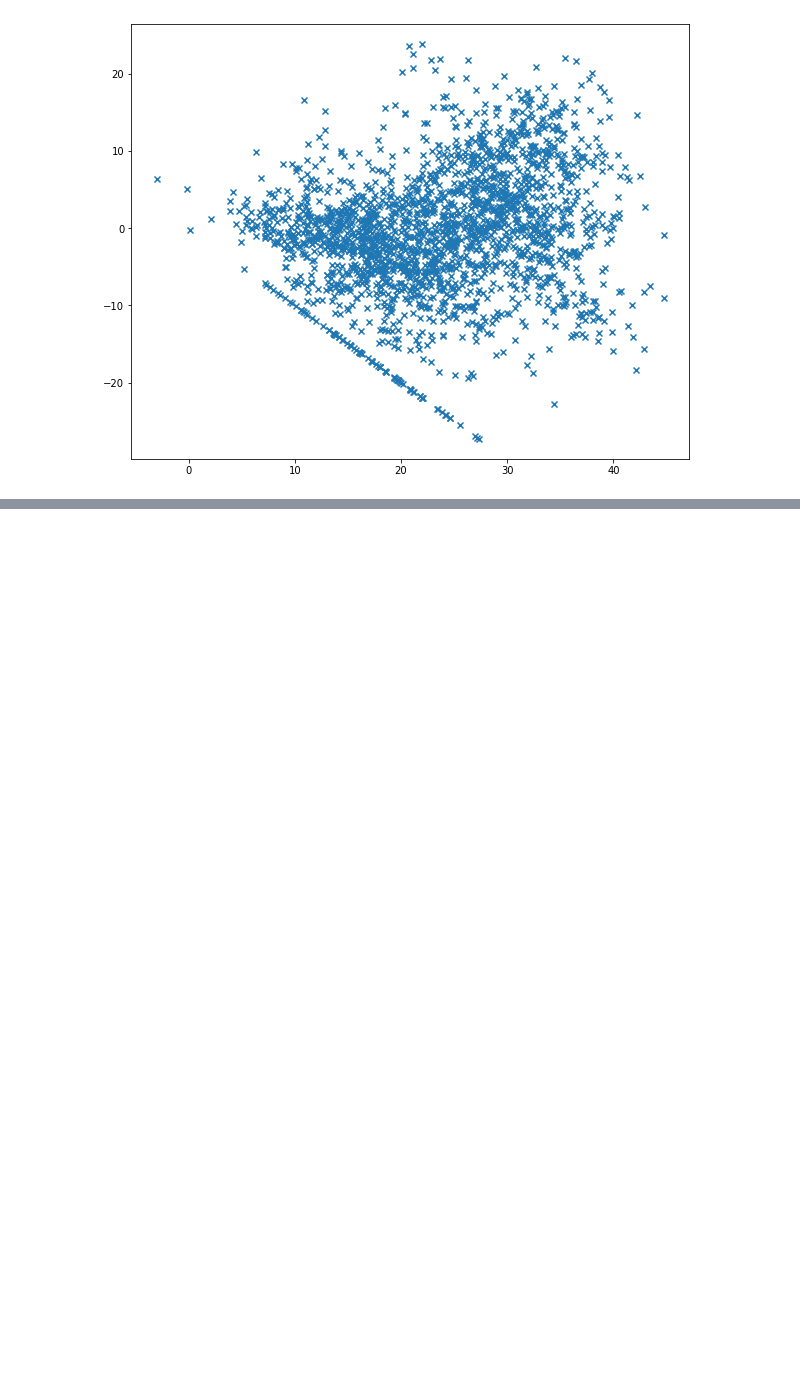
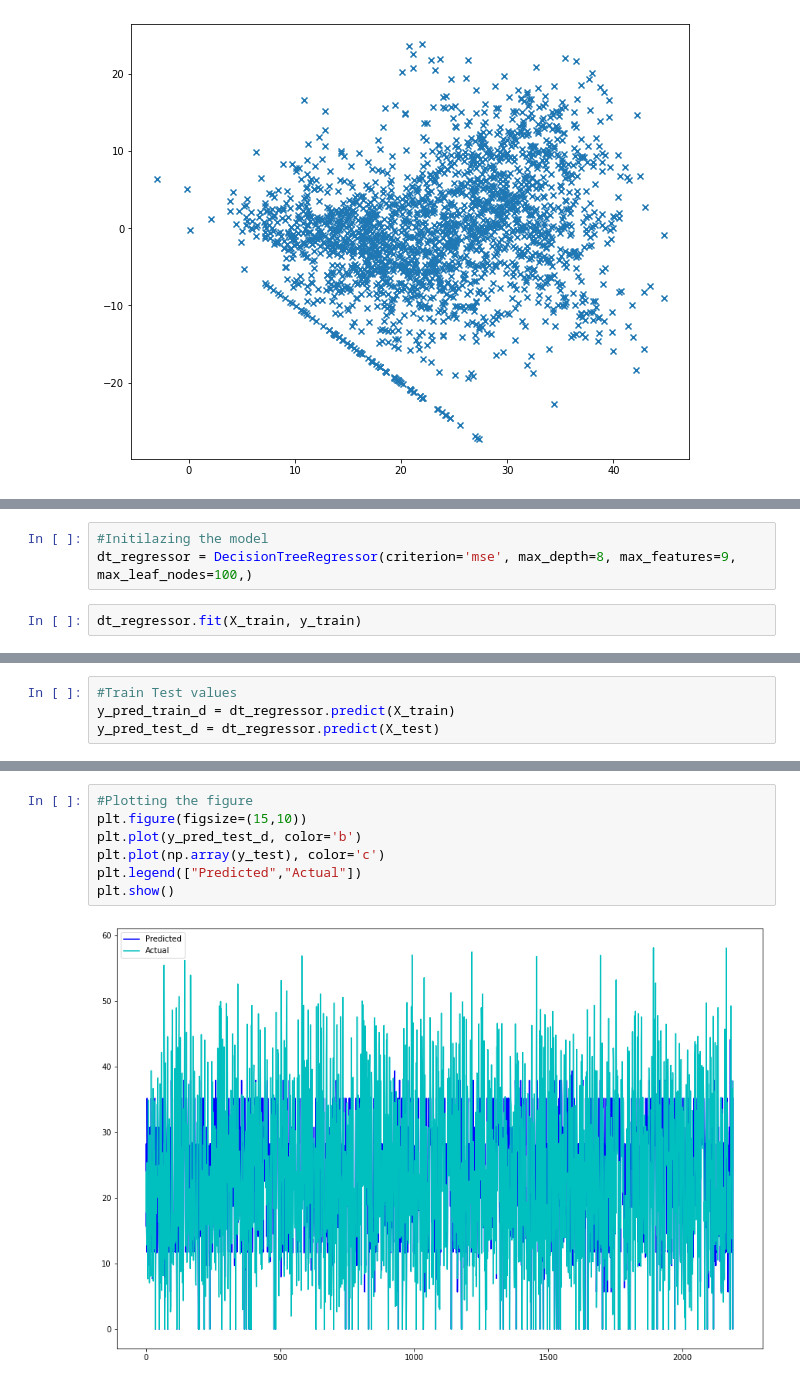
Before and after one commit to AnkitWalde/Bike-Sharing-Demand-Prediction, a Jupyter notebook: Bike_Sharing_Demand_Prediction_Capstone_Project_ipynb_Capstone_Project.ipynb, the cells around one changed output, grey strips where cells are left out. Cells and saved outputs as stored; diff of their text form; blank space fills up the shorter version.

```diff
--- a/Bike_Sharing_Demand_Prediction_Capstone_Project_ipynb_Capstone_Project.ipynb
+++ b/Bike_Sharing_Demand_Prediction_Capstone_Project_ipynb_Capstone_Project.ipynb
@@ -1069,0 +1072,5 @@ plt.scatter((y_pred_test_en),(y_test)-(y_pred_test_en),marker='x')
+# %%
+#Initilazing the model
+dt_regressor = DecisionTreeRegressor(criterion='mse', max_depth=8, max_features=9, max_leaf_nodes=100,)
+# %%
+dt_regressor.fit(X_train, y_train)
@@ -1069,0 +1080,4 @@ plt.scatter((y_pred_test_en),(y_test)-(y_pred_test_en),marker='x')
+# %%
+#Train Test values
+y_pred_train_d = dt_regressor.predict(X_train)
+y_pred_test_d = dt_regressor.predict(X_test)
@@ -1069,0 +1162,9 @@ plt.scatter((y_pred_test_en),(y_test)-(y_pred_test_en),marker='x')
+# %%
+#Plotting the figure
+plt.figure(figsize=(15,10))
+plt.plot(y_pred_test_d, color='b')
+plt.plot(np.array(y_test), color='c')
+plt.legend(["Predicted","Actual"])
+plt.show()
+# %% [output]
+[figure, added]
```
Also changed, not shown: parts of 60 cells of this notebook.
